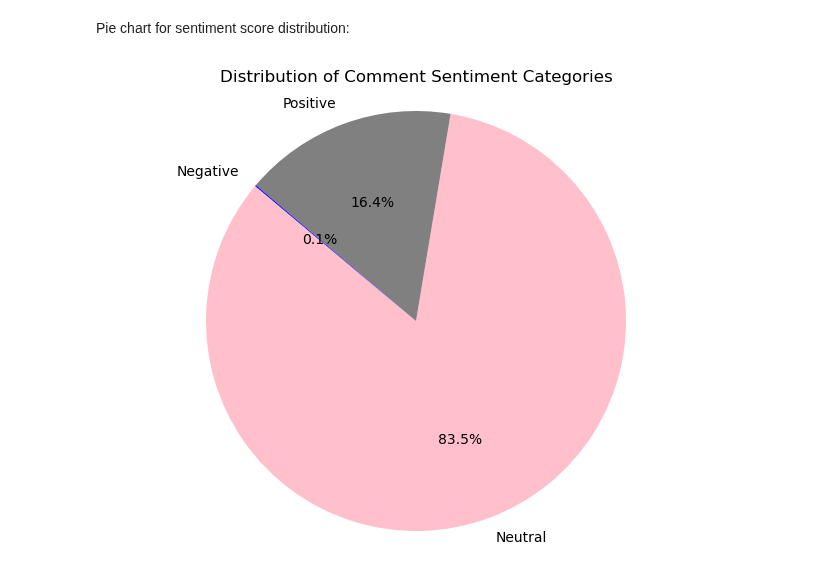
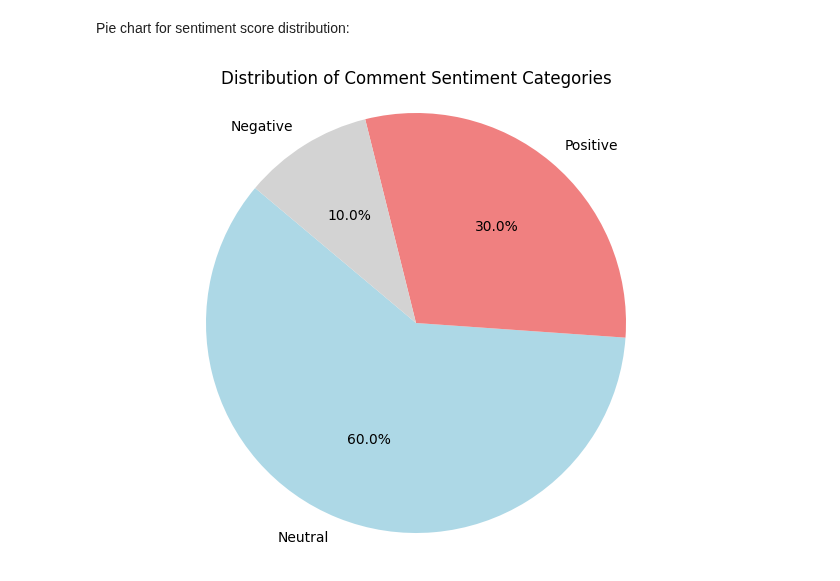
Before and after one commit to rileybaerg/TruthTube, a Jupyter notebook: model_validation.ipynb, the cells around one changed output. Saved outputs shown, nothing was run; the diff lists cells and outputs as text; code cells hidden in the pictures.

Commit message:
added .csv for validation set of comments as well as updated model validation code

```diff
--- a/model_validation.ipynb
+++ b/model_validation.ipynb
@@ -1,10 +1,9 @@
 # %%
 import pandas as pd
 from googleapiclient.discovery import build
-import re
 
 # setting up the YouTube API
-api_key = ""
+api_key = "AIzaSyA1y5bH1bUmsdW2OdNqcVrsQr2Qd7efTOQ"
 api_service_name = "youtube"
 api_version = "v3"
 youtube = build(api_service_name, api_version, developerKey=api_key)
@@ -153,5 +158,6 @@ def clean_tokenize_text(text):
   return tokens
 
 # apply function to comment dataframe (name for now, until official variable name is established)
-miscomments_df['clean_comments'] = miscomments_df['comments'].str.lower().apply(clean_tokenize_text)
+#miscomments_df['clean_comments'] = miscomments_df['comments'].str.lower().apply(clean_tokenize_text)
+combined_df['Cleaned Comments'] = combined_df['Comment Text'].str.lower().apply(clean_tokenize_text)
 # %% [output]
@@ -233,7 +174,19 @@ Analysis and Visualization of Comments:
 from textblob import TextBlob #!pip install textblob ;)
 import matplotlib.pyplot as plt
 
-# sentiment score calcuation function utilizing textblob
+# sentiment score calculation function utilizing textblob
 def calculate_sentiment_score(text):
-  blob = TextBlob(text)
-  return blob.sentiment.polarity
+    # Join the list of tokens back into a single string
+    text = ' '.join(text)
+    blob = TextBlob(text)
+    return blob.sentiment.polarity
+# %%
+# Apply the sentiment analysis function to current data frame
+combined_df["Model Calculated Sentiment"] = combined_df["Cleaned Comments"].apply(calculate_sentiment_score)
+
+# Visualize the sentiment distribution using matplotlib
+plt.hist(combined_df["Model Calculated Sentiment"], bins=20, color='skyblue', edgecolor='black')
+plt.title('Sentiment Distribution of Comments')
+plt.xlabel('Sentiment Score')
+plt.ylabel('Frequency')
+plt.show()
@@ -252,26 +197,26 @@ plt.show()
 # %%
 # Define thresholds to categorize sentiment scores(tbd threshholds)
 positive_threshold = 0.2
 negative_threshold = -0.2
 
 # Categorize sentiment scores into positive, negative, and neutral
-miscomments_df['sentiment_category'] = pd.cut(miscomments_df['sentiment_score'],
+combined_df['Sentiment Category'] = pd.cut(combined_df["Model Calculated Sentiment"],
                                               bins=[-float('inf'), negative_threshold, positive_threshold, float('inf')],
                                               labels=['Negative', 'Neutral', 'Positive'])
 
 # Count the number of comments in each sentiment category
-sentiment_counts = miscomments_df['sentiment_category'].value_counts()
+sentiment_counts = combined_df['Sentiment Category'].value_counts()
 
 # Data for the pie chart
 labels = sentiment_counts.index.tolist()
 sizes = sentiment_counts.values.tolist()
-colors = ['pink', 'gray', 'blue']  # Colors for Negative, Neutral, Positive
+colors = ['lightblue', 'lightcoral', 'lightgrey']  # Colors for Positive, Negative, Neutral
 
 # Plotting the pie chart
 plt.figure(figsize=(8, 6))
 plt.pie(sizes, labels=labels, colors=colors, autopct='%1.1f%%', startangle=140)
 plt.title('Distribution of Comment Sentiment Categories')
 plt.axis('equal')
 plt.show()
 # %% [output]
-[figure, old version]
+[figure, new version]
```
Also changed, not shown: parts of 15 cells of this notebook, 1 other file.
